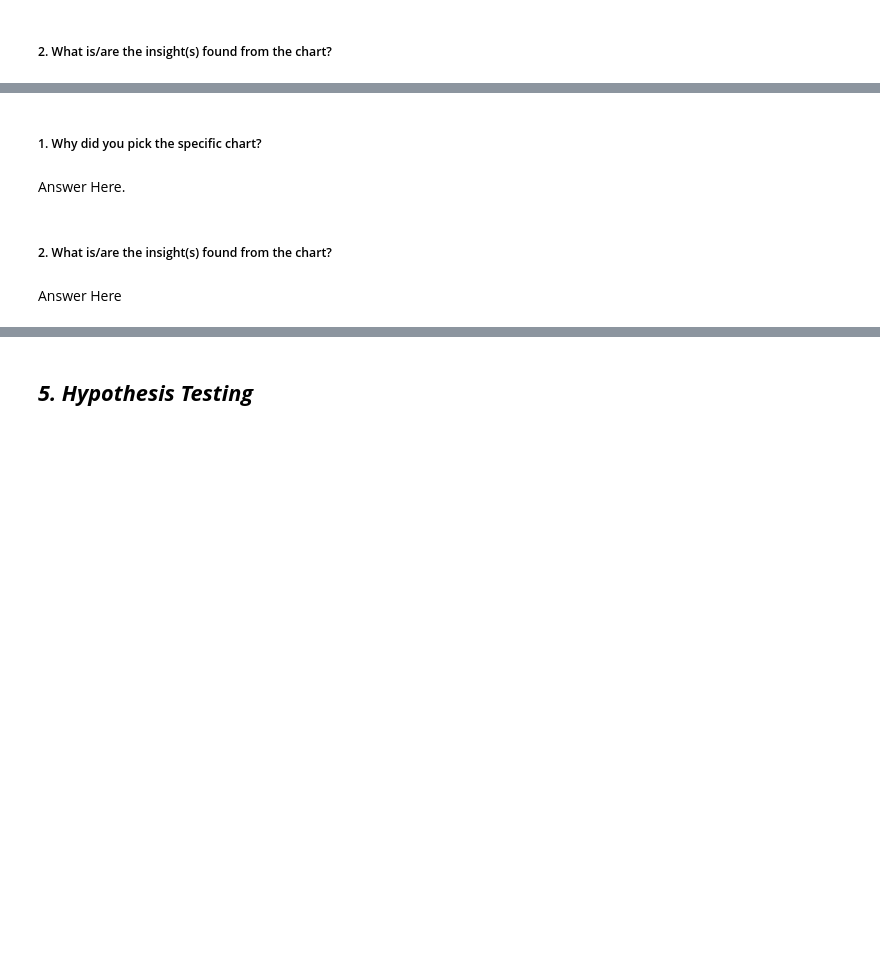
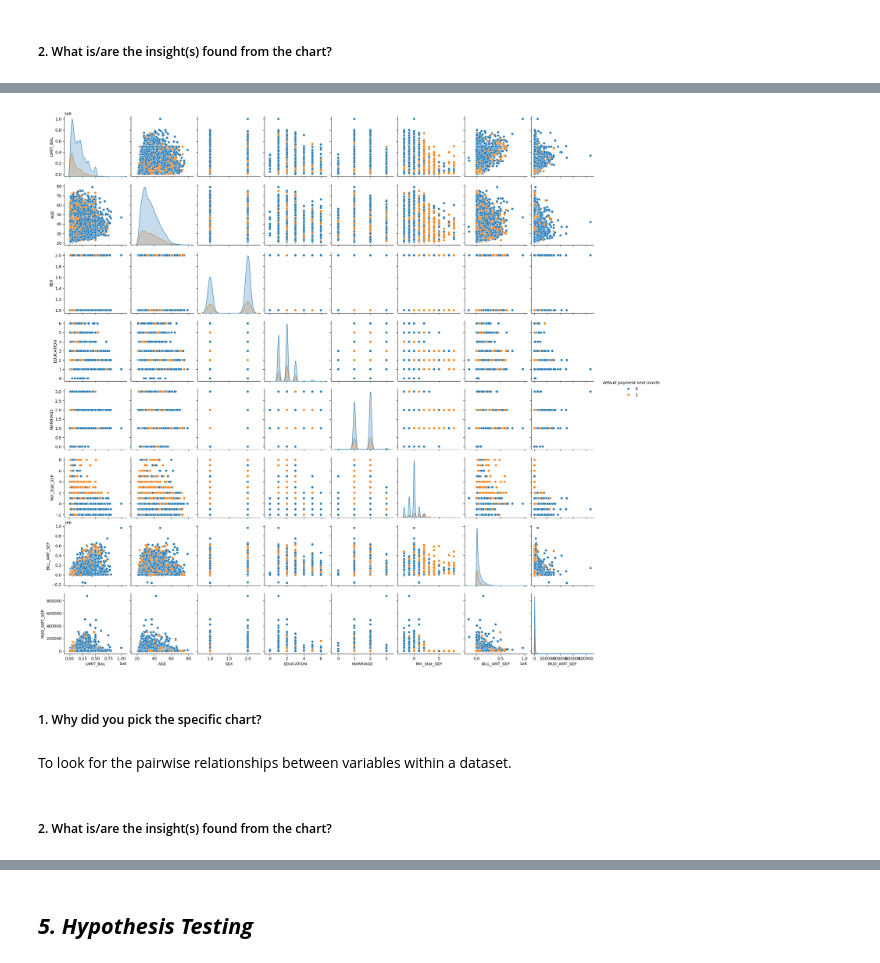
Before and after one commit to akshat0522/Credit-Card-Default-Prediction-Project, a Jupyter notebook: Credit_Card_Default_Prediction.ipynb, the cells around one changed output, grey strips where cells are left out. Saved outputs shown, nothing was run; the diff lists cells and outputs as text; code cells hidden in the pictures; blank space fills up the shorter version.

```diff
--- a/Credit_Card_Default_Prediction.ipynb
+++ b/Credit_Card_Default_Prediction.ipynb
@@ -737,0 +742,14 @@ Answer Here
+# %%
+# Columns to use for Pairplot
+
+columns_for_pairplot = [
+    'LIMIT_BAL',                                      # Reflect financial status and credit behavior
+    'AGE',                                            # To Capture demographic influences.
+    'SEX',
+    'EDUCATION',
+    'MARRIAGE',
+    'PAY_Stat_SEP',                                   # Strongly correlated with default payment behavior.
+    'BILL_AMT_SEP',                                   # Reflect financial status and credit behavior
+    'PAID_AMT_SEP',                                   # Reflect financial status and credit behavior
+    'default payment next month'                      # Target variable
+]
@@ -738,8 +766,15 @@ Answer Here
+# %%
+# Select the columns for pairplot
+pairplot_data = Credit_Data[columns_for_pairplot]
+
+# Plot the pairplot
+sns.pairplot(pairplot_data, hue='default payment next month')
+plt.show()
+# %% [output]
+[figure, added]
 # %% [markdown]
 ##### 1. Why did you pick the specific chart?
-# %% [markdown]
-Answer Here.
+# %% [markdown]
+To look for the pairwise relationships between variables within a dataset.
 # %% [markdown]
 ##### 2. What is/are the insight(s) found from the chart?
-# %% [markdown]
-Answer Here
```
Also changed, not shown: parts of 63 cells of this notebook.
